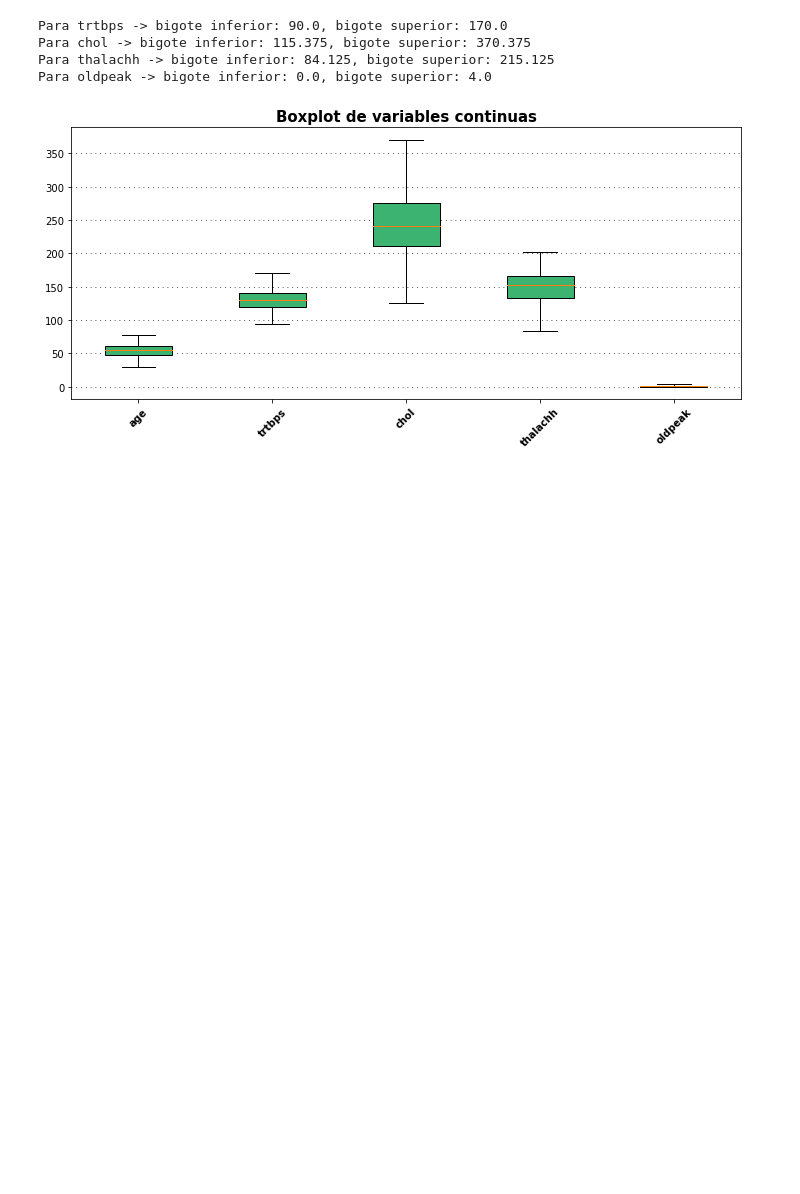
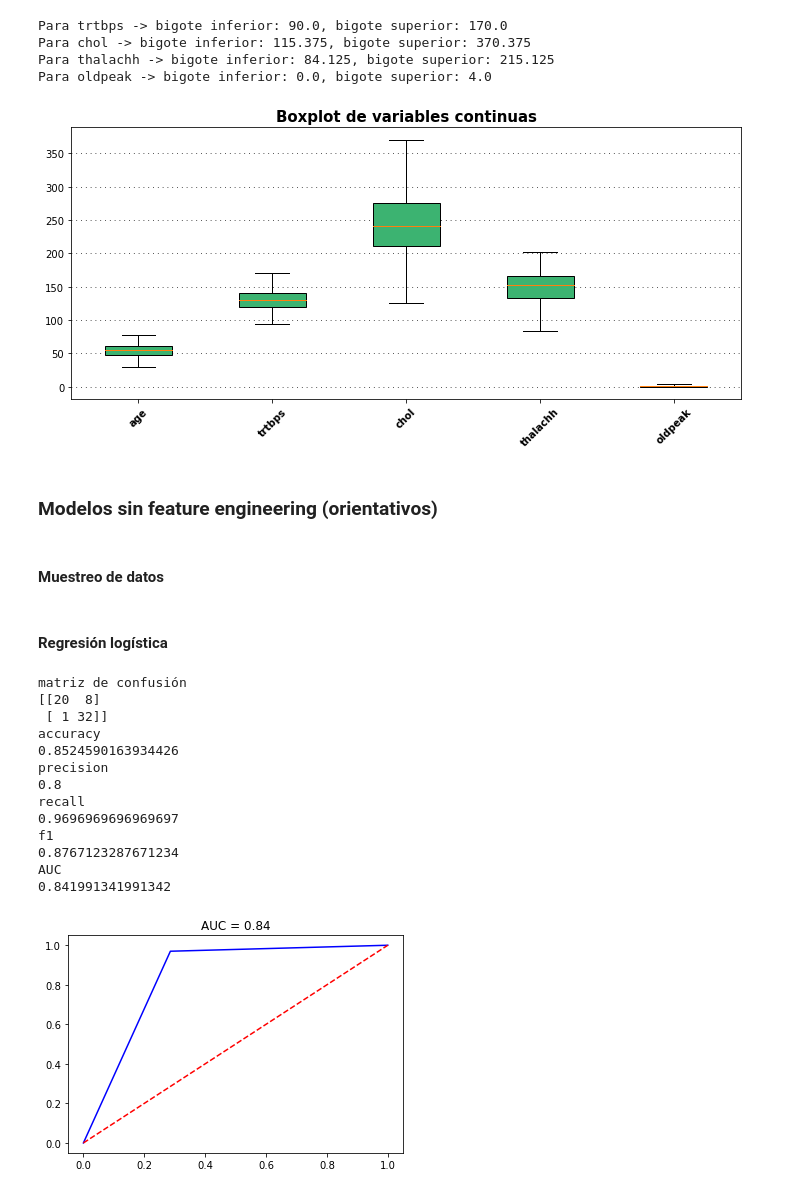
Before and after one commit to jaimesz11/Ataques_al_corazon-Clasificacion_y_analisis, a Jupyter notebook: Notebook/Notebook.ipynb, the cells around one changed output. Cells and saved outputs as stored; diff of their text form; code cells hidden in the pictures; blank space fills up the shorter version.

```diff
--- a/Notebook/Notebook.ipynb
+++ b/Notebook/Notebook.ipynb
@@ -803,3 +803,13 @@ plt.show()
 # Como se puede observar, ya no habría outliers.
 # %% [output]
 [figure]
+# %% [markdown]
+### Modelos sin feature engineering (orientativos)
+# %% [markdown]
+#### Muestreo de datos
+# %%
+# Antes de muestrear, extraigo la variable objetivo
+variable_objetivo = df['output']
+
+# Duplico el dataframe
+df_dup = df.copy()
@@ -805,0 +839,45 @@ plt.show()
+# %% [markdown]
+#### Regresión logística
+# %%
+
+# Regresión logística
+lr_classifier = LogisticRegression(solver = 'liblinear', random_state = 123).fit(x_train, y_train)
+y_pred = lr_classifier.predict(x_test)
+
+# Función para sacar las métricas
+def saca_metricas(y1, y2):
+    print('matriz de confusión')
+    print(confusion_matrix(y1, y2))
+    print('accuracy')
+    print(accuracy_score(y1, y2))
+    print('precision')
+    print(precision_score(y1, y2))
+    print('recall')
+    print(recall_score(y1, y2))
+    print('f1')
+    print(f1_score(y1, y2))
+    false_positive_rate, recall, thresholds = roc_curve(y1, y2)
+    roc_auc = auc(false_positive_rate, recall)
+    print('AUC')
+    print(roc_auc)
+    plt.plot(false_positive_rate, recall, 'b')
+    plt.plot([0, 1], [0, 1], 'r--')
+    plt.title('AUC = %0.2f' % roc_auc)
+
+# Métricas mediante la función anterior
+saca_metricas(y_test, y_pred)
+# %% [output]
+matriz de confusión
+[[20  8]
+ [ 1 32]]
+accuracy
+0.8524590163934426
+precision
+0.8
+recall
+0.9696969696969697
+f1
+0.8767123287671234
+AUC
+0.841991341991342
+[figure, added]
```
Also changed, not shown: parts of 15 cells of this notebook.
